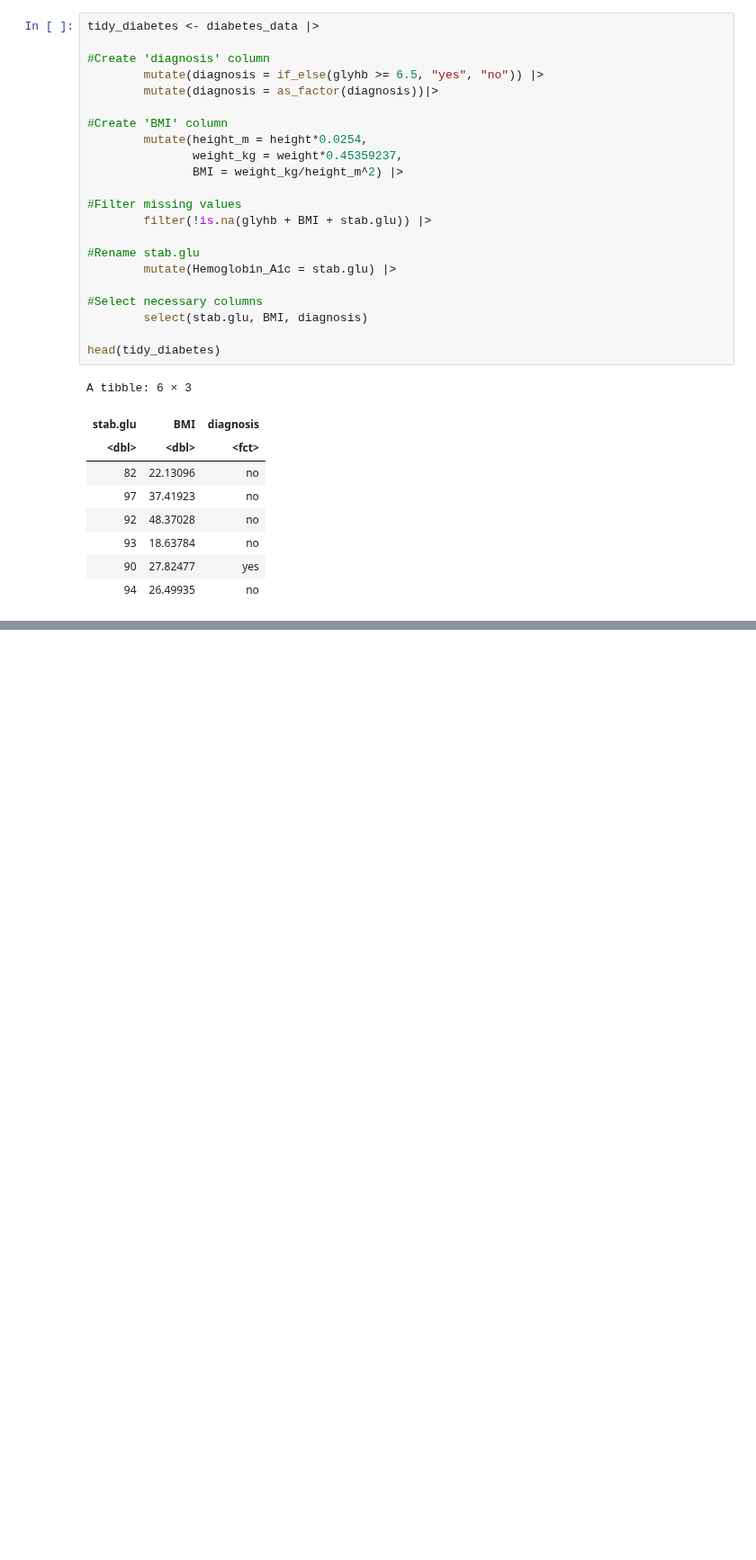
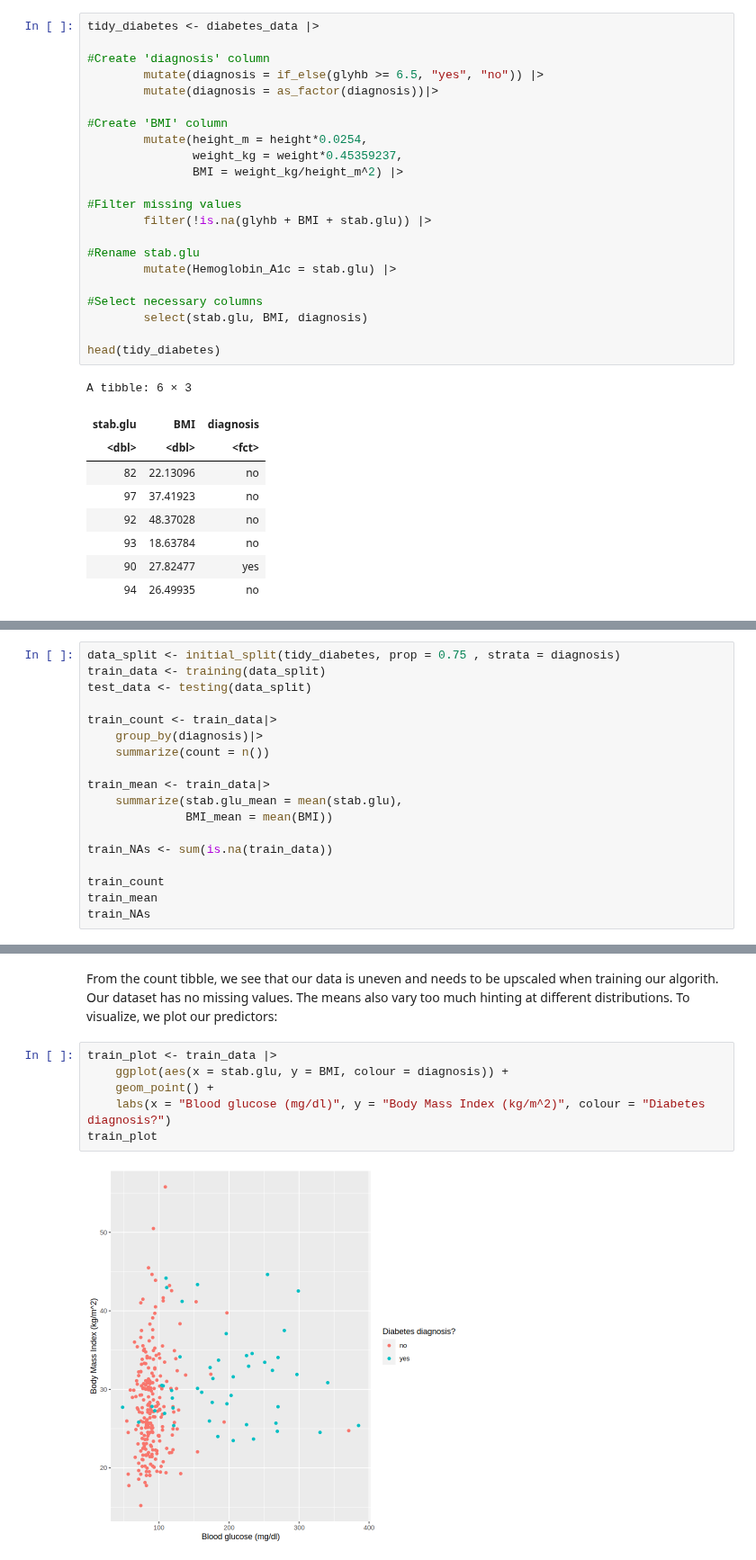
Before and after one commit to wmma2/group_18_project, a Jupyter notebook: Final_report.ipynb, the cells around one changed output, grey strips where cells are left out. Shown at 90% size. Saved outputs shown, nothing was run; the diff lists cells and outputs as text; blank space fills up the shorter version.

Commit message:
Added exploratory data

```diff
--- a/Final_report.ipynb
+++ b/Final_report.ipynb
@@ -151,0 +156,18 @@ A tibble: 6 × 3
+# %%
+data_split <- initial_split(tidy_diabetes, prop = 0.75 , strata = diagnosis)
+train_data <- training(data_split)
+test_data <- testing(data_split)
+
+train_count <- train_data|>
+    group_by(diagnosis)|>
+    summarize(count = n())
+
+train_mean <- train_data|>
+    summarize(stab.glu_mean = mean(stab.glu),
+              BMI_mean = mean(BMI))
+
+train_NAs <- sum(is.na(train_data))
+
+train_count
+train_mean
+train_NAs
@@ -151,0 +185,10 @@ A tibble: 6 × 3
+# %% [markdown]
+From the count tibble, we see that our data is uneven and needs to be upscaled when training our algorith. Our dataset has no missing values. The means also vary too much hinting at different distributions. To visualize, we plot our predictors:
+# %%
+train_plot <- train_data |>
+    ggplot(aes(x = stab.glu, y = BMI, colour = diagnosis)) +
+    geom_point() +
+    labs(x = "Blood glucose (mg/dl)", y = "Body Mass Index (kg/m^2)", colour = "Diabetes diagnosis?")
+train_plot
+# %% [output]
+[figure, added]
```
Also changed, not shown: parts of 3 cells of this notebook.
